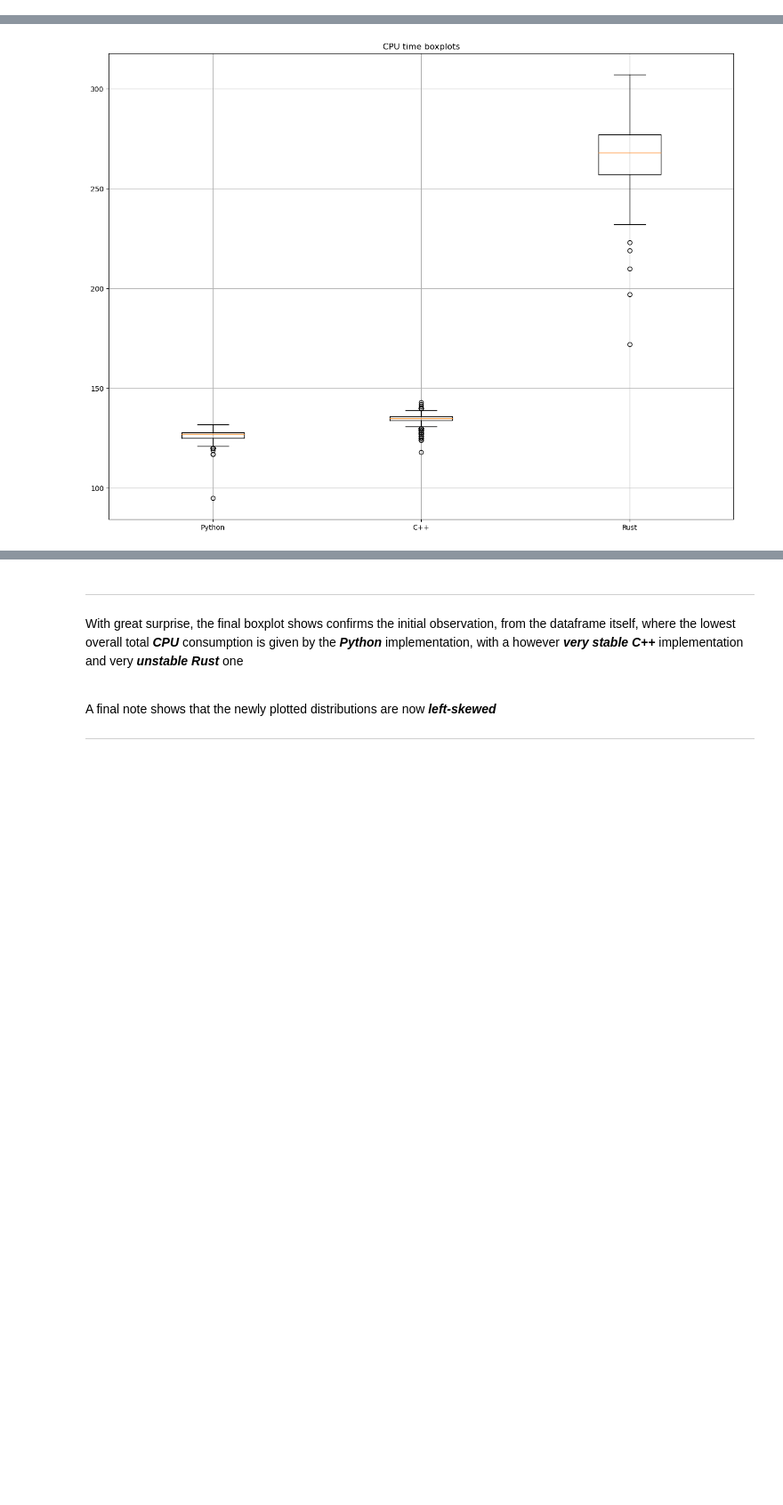
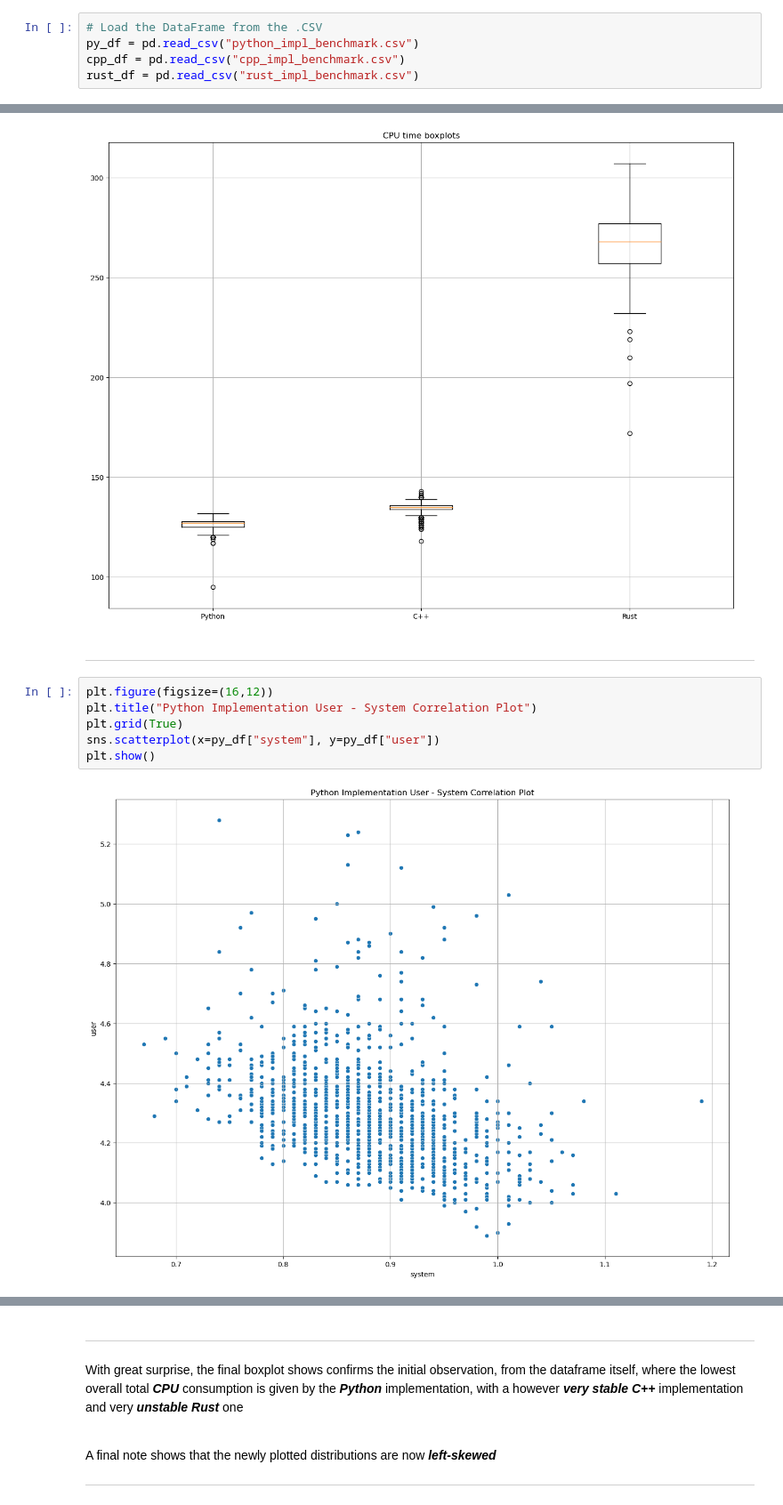
Before and after one commit to AndrewDarnall/SRM-Benchmark, a Jupyter notebook: BSDS500-Benchmark/BSDS500-Benchmark-Notebook.ipynb, the cells around one changed output, grey strips where cells are left out. Shown at 89% size. Cells and saved outputs as stored; diff of their text form; blank space fills up the shorter version.

Commit message:
chore(main): Tweaked the EDA in BSDS500 benchmark

```diff
--- a/BSDS500-Benchmark/BSDS500-Benchmark-Notebook.ipynb
+++ b/BSDS500-Benchmark/BSDS500-Benchmark-Notebook.ipynb
@@ -391,6 +391,11 @@ rust_df
 # Some Statistics Regarding the Benchmark
 
 ---
+# %%
+# Load the DataFrame from the .CSV
+py_df = pd.read_csv("python_impl_benchmark.csv")
+cpp_df = pd.read_csv("cpp_impl_benchmark.csv")
+rust_df = pd.read_csv("rust_impl_benchmark.csv")
 # %%
 py_df[["user", "system", "CPU"]].describe()
 # %% [output]
@@ -513,3 +518,13 @@ Despite being the most stable implementation, the ***C++*** implementation has t
 get_boxplot("CPU", "CPU")
 # %% [output]
 [figure]
+# %% [markdown]
+---
+# %%
+plt.figure(figsize=(16,12))
+plt.title("Python Implementation User - System Correlation Plot")
+plt.grid(True)
+sns.scatterplot(x=py_df["system"], y=py_df["user"])
+plt.show()
+# %% [output]
+[figure, added]
```
Also changed, not shown: parts of 21 cells of this notebook.
